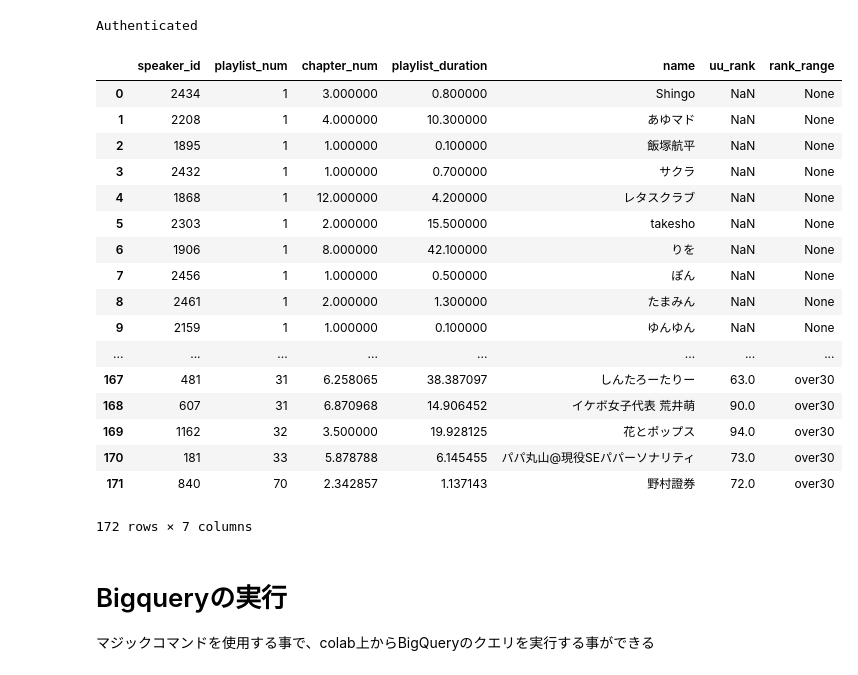
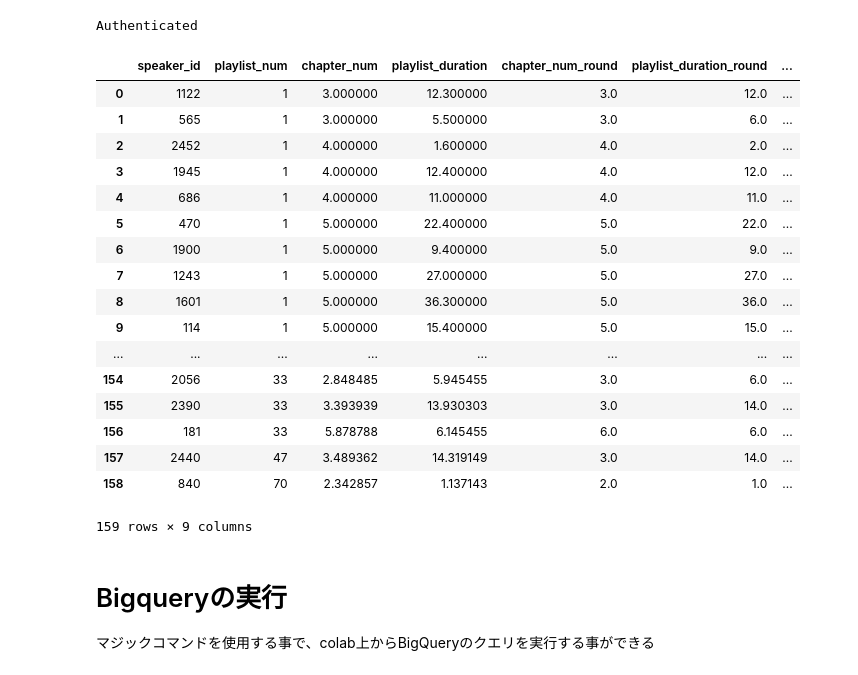
Before and after one commit to osapii/quickstart-ios, a Jupyter notebook: Getting_started_with_BigQuery.ipynb, the cells around one changed output. Cells and saved outputs as stored; diff of their text form; code cells hidden in the pictures.

```diff
--- a/Getting_started_with_BigQuery.ipynb
+++ b/Getting_started_with_BigQuery.ipynb
@@ -16,6 +16,8 @@ from
 ,count(distinct playlist_id) as playlist_num
 ,avg(chapter_num) as chapter_num
 ,avg(playlist_length) as playlist_duration
+,round(avg(chapter_num),0) as chapter_num_round
+,round(avg(playlist_length),0) as playlist_duration_round
 from
 (select speaker_id
 ,playlist_id
@@ -23,51 +25,52 @@ from
 ,round(sum(duration)/1000/60,1) as playlist_length
 ,max(created) as created
 from `voicy_rds.t_voice`
 group by speaker_id,playlist_id
 having cast(created as string) like "%%2018-10%%"
 ) as s
 group by speaker_id
 ) as s
 left join
 voicy_rds.t_speaker as t
 on
 s.speaker_id = t.id
 )
 
 select s.*
 ,t.uu_rank
 ,t.rank_range
 from
 playlist_summary as s
 left join
 (select speaker_id
 ,count(distinct uuid) as total_play_uu
 ,rank() over (order by count(distinct uuid) desc) as uu_rank
 ,case when rank() over (order by count(distinct uuid) desc) < 31 then "top30" else "over30" end as rank_range
 from `voicy_player_play.play_201810*`
 where platform = "ios"
 group by speaker_id) as t
 on
 s.speaker_id  = t.speaker_id
+where uu_rank is not null
 # %% [output]
-|  | speaker_id | playlist_num | chapter_num | playlist_duration | name | uu_rank | rank_range |
-| 0 | 2434 | 1 | 3.000000 | 0.800000 | Shingo | NaN | None |
-| 1 | 2208 | 1 | 4.000000 | 10.300000 | あゆマド | NaN | None |
-| 2 | 1895 | 1 | 1.000000 | 0.100000 | 飯塚航平 | NaN | None |
-| 3 | 2432 | 1 | 1.000000 | 0.700000 | サクラ | NaN | None |
-| 4 | 1868 | 1 | 12.000000 | 4.200000 | レタスクラブ | NaN | None |
-| 5 | 2303 | 1 | 2.000000 | 15.500000 | takesho | NaN | None |
-| 6 | 1906 | 1 | 8.000000 | 42.100000 | りを | NaN | None |
-| 7 | 2456 | 1 | 1.000000 | 0.500000 | ぽん | NaN | None |
-| 8 | 2461 | 1 | 2.000000 | 1.300000 | たまみん | NaN | None |
-| 9 | 2159 | 1 | 1.000000 | 0.100000 | ゆんゆん | NaN | None |
+|  | speaker_id | playlist_num | chapter_num | playlist_duration | chapter_num_round | playlist_duration_round | ... |
+| 0 | 1122 | 1 | 3.000000 | 12.300000 | 3.0 | 12.0 | ... |
+| 1 | 565 | 1 | 3.000000 | 5.500000 | 3.0 | 6.0 | ... |
+| 2 | 2452 | 1 | 4.000000 | 1.600000 | 4.0 | 2.0 | ... |
+| 3 | 1945 | 1 | 4.000000 | 12.400000 | 4.0 | 12.0 | ... |
+| 4 | 686 | 1 | 4.000000 | 11.000000 | 4.0 | 11.0 | ... |
+| 5 | 470 | 1 | 5.000000 | 22.400000 | 5.0 | 22.0 | ... |
+| 6 | 1900 | 1 | 5.000000 | 9.400000 | 5.0 | 9.0 | ... |
+| 7 | 1243 | 1 | 5.000000 | 27.000000 | 5.0 | 27.0 | ... |
+| 8 | 1601 | 1 | 5.000000 | 36.300000 | 5.0 | 36.0 | ... |
+| 9 | 114 | 1 | 5.000000 | 15.400000 | 5.0 | 15.0 | ... |
 | ... | ... | ... | ... | ... | ... | ... | ... |
-| 167 | 481 | 31 | 6.258065 | 38.387097 | しんたろーたりー | 63.0 | over30 |
-| 168 | 607 | 31 | 6.870968 | 14.906452 | イケボ女子代表 荒井萌 | 90.0 | over30 |
-| 169 | 1162 | 32 | 3.500000 | 19.928125 | 花とポップス | 94.0 | over30 |
-| 170 | 181 | 33 | 5.878788 | 6.145455 | パパ丸山@現役SEパパーソナリティ | 73.0 | over30 |
-| 171 | 840 | 70 | 2.342857 | 1.137143 | 野村證券 | 72.0 | over30 |
+| 154 | 2056 | 33 | 2.848485 | 5.945455 | 3.0 | 6.0 | ... |
+| 155 | 2390 | 33 | 3.393939 | 13.930303 | 3.0 | 14.0 | ... |
+| 156 | 181 | 33 | 5.878788 | 6.145455 | 6.0 | 6.0 | ... |
+| 157 | 2440 | 47 | 3.489362 | 14.319149 | 3.0 | 14.0 | ... |
+| 158 | 840 | 70 | 2.342857 | 1.137143 | 2.0 | 1.0 | ... |
-172 rows × 7 columns
+159 rows × 9 columns
 # %% [markdown]
 # Bigqueryの実行
 
```
Also changed, not shown: parts of 2 cells of this notebook.
